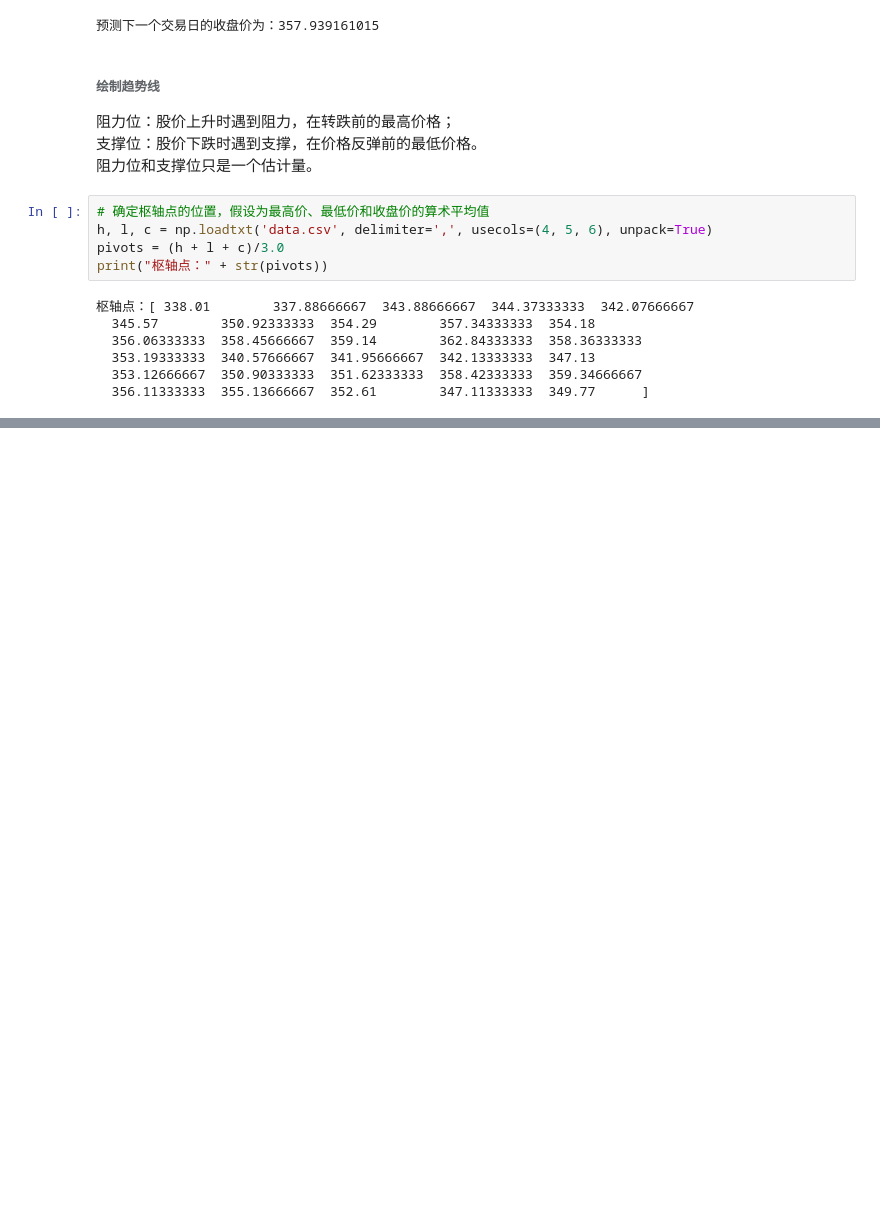
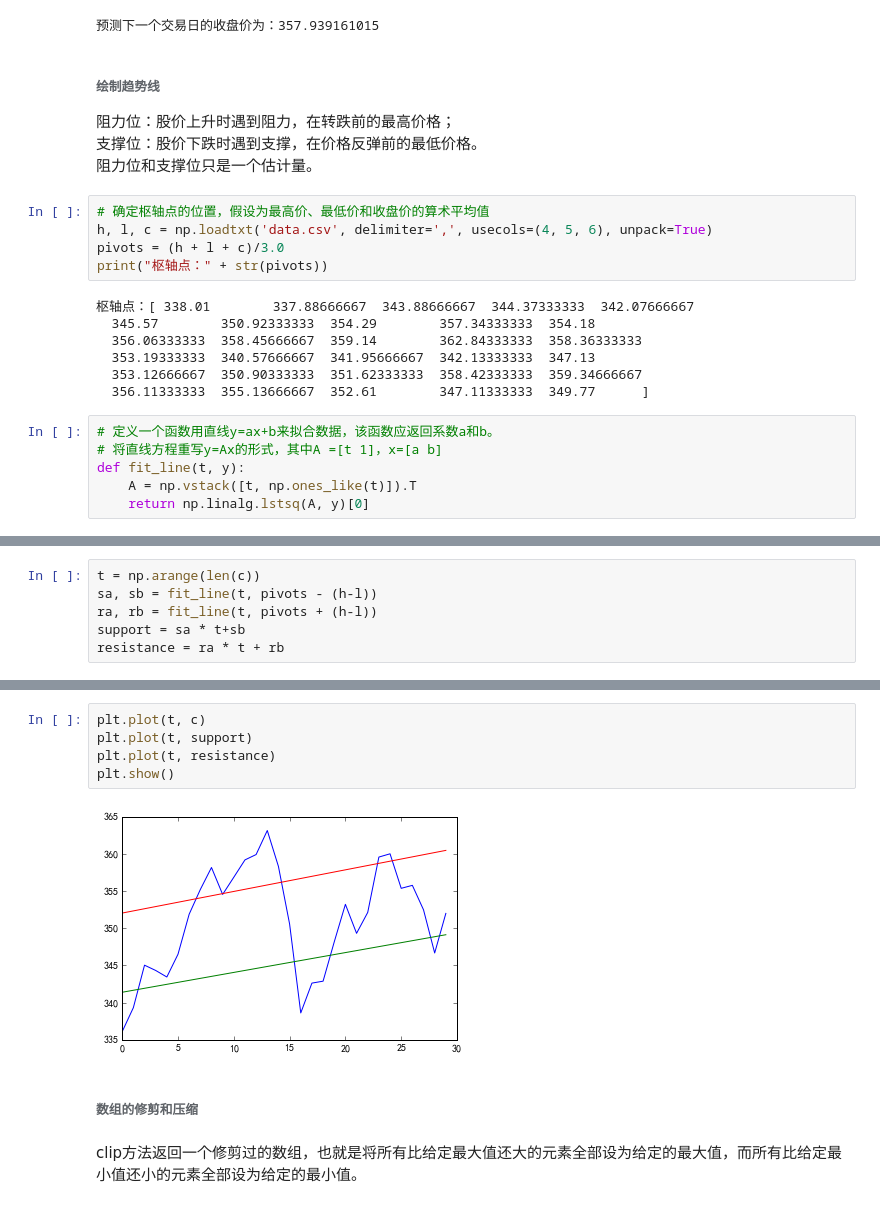
Before and after one commit to jasmine3happy/NumpyBeginner-sGuide, a Jupyter notebook: chap03.常用函数.ipynb, the cells around one changed output, grey strips where cells are left out. Drawn from its saved outputs; the diff is of its cells as text; blank space fills up the shorter version.

```diff
--- a/chap03.常用函数.ipynb
+++ b/chap03.常用函数.ipynb
@@ -529,3 +533,9 @@ print("枢轴点：" + str(pivots))
   353.19333333  340.57666667  341.95666667  342.13333333  347.13
   353.12666667  350.90333333  351.62333333  358.42333333  359.34666667
   356.11333333  355.13666667  352.61        347.11333333  349.77      ]
+# %%
+# 定义一个函数用直线y=ax+b来拟合数据，该函数应返回系数a和b。
+# 将直线方程重写y=Ax的形式，其中A =[t 1]，x=[a b]
+def fit_line(t, y):
+    A = np.vstack([t, np.ones_like(t)]).T
+    return np.linalg.lstsq(A, y)[0]
@@ -531,0 +544,6 @@ print("枢轴点：" + str(pivots))
+# %%
+t = np.arange(len(c))
+sa, sb = fit_line(t, pivots - (h-l))
+ra, rb = fit_line(t, pivots + (h-l))
+support = sa * t+sb
+resistance = ra * t + rb
@@ -531,0 +601,11 @@ print("枢轴点：" + str(pivots))
+# %%
+plt.plot(t, c)
+plt.plot(t, support)
+plt.plot(t, resistance)
+plt.show()
+# %% [output]
+[figure, added]
+# %% [markdown]
+###### 数组的修剪和压缩
+# %% [markdown]
+clip方法返回一个修剪过的数组，也就是将所有比给定最大值还大的元素全部设为给定的最大值，而所有比给定最小值还小的元素全部设为给定的最小值。
```
Also changed, not shown: parts of 18 cells of this notebook.
